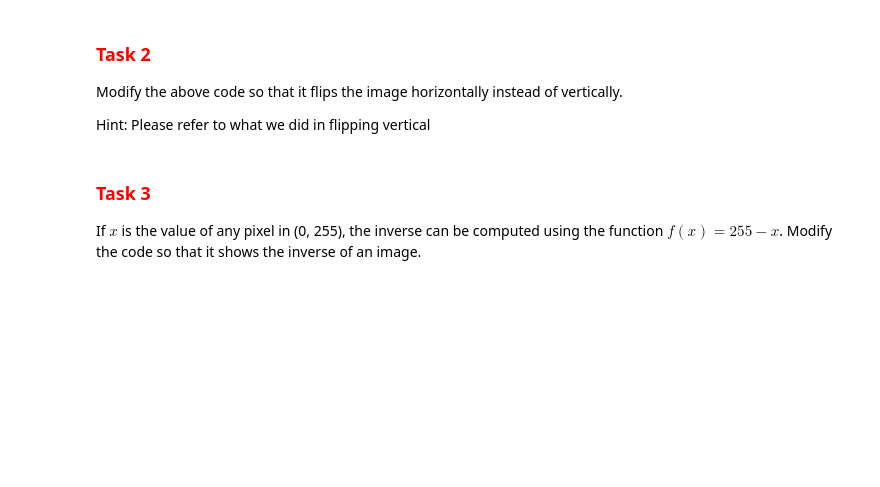
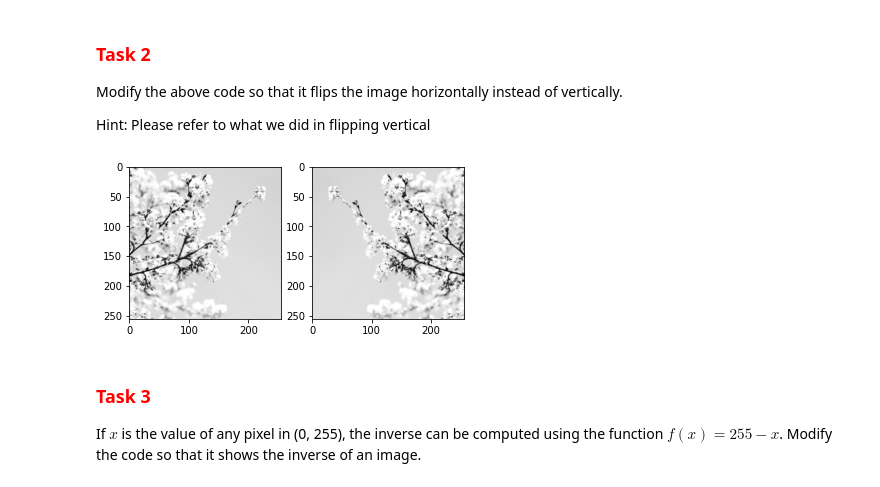
Before and after one commit to liam-michel/ai-labs, a Jupyter notebook: COM2028_Week_7_Lab_ImgProcessing.ipynb, the cells around one changed output. Cells and saved outputs as stored; diff of their text form; code cells hidden in the pictures; blank space fills up the shorter version.

Commit message:
week 7 lab first 4 tasks done

```diff
--- a/COM2028_Week_7_Lab_ImgProcessing.ipynb
+++ b/COM2028_Week_7_Lab_ImgProcessing.ipynb
@@ -189,7 +188,21 @@ flipped_horizontally_arr = ??
+# %%
+# Complete the code for task 2
+#Remember images are formatted height x width rather than width x height
+# to flip value horizontally we invert its x values (width values which are in 2nd index for this) so we flip the 2nd index in this case
+flipped_horizontally_arr = flower[:, ::-1]
 # %%
 # Show everything
+
+# Show everything
+plt.subplot(1,2,1)
+plt.imshow(gray, cmap='gray')
+
+plt.subplot(1,2,2)
 plt.imshow(flipped_horizontally_arr, cmap='gray')
+
 plt.show()
+# %% [output]
+[figure, added]
 # %% [markdown]
 ### <font color='red'>Task 3</font>
 If $x$ is the value of any pixel in (0, 255), the inverse can be computed using the function $f(x) = 255 - x$. Modify the code so that it shows the inverse of an image.
```
Also changed, not shown: parts of 21 cells of this notebook.
